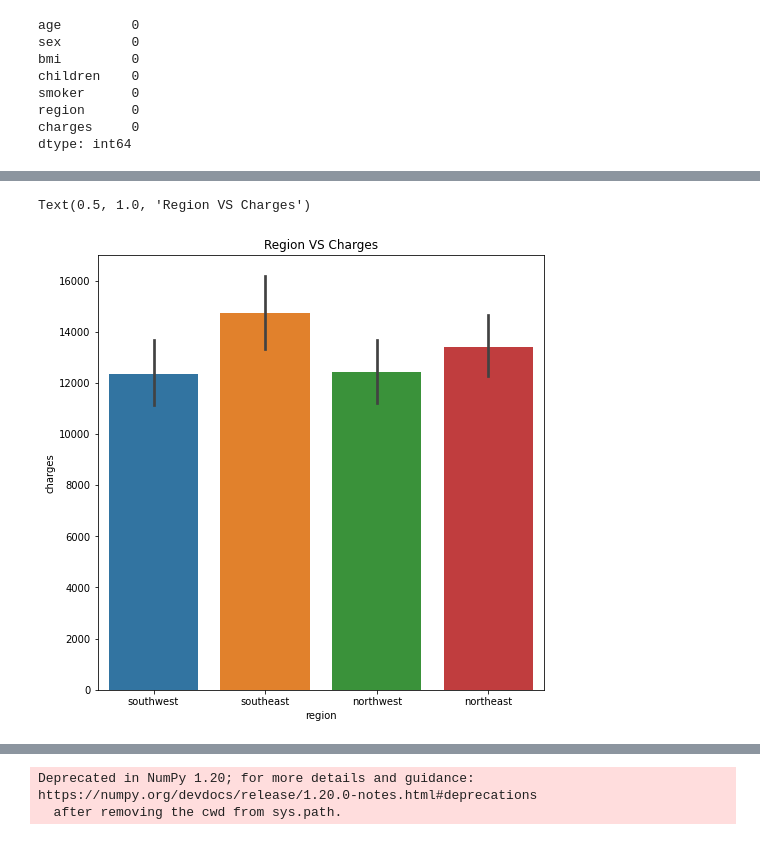
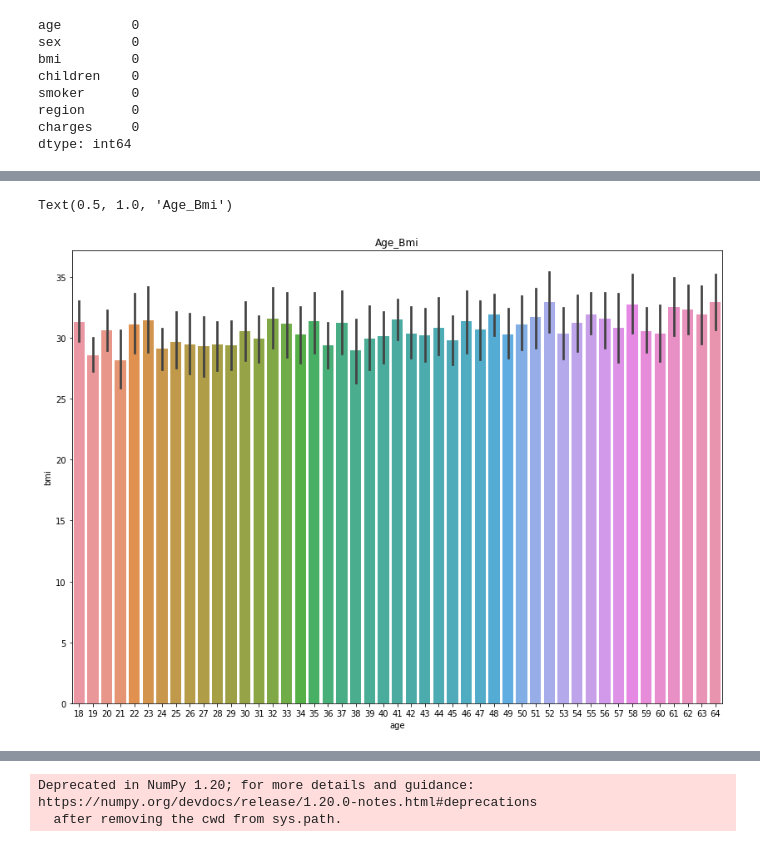
Before and after one commit to idrisskc/Insurance_charges_ML, a Jupyter notebook: Insurance_charges_models.ipynb, the cells around one changed output, grey strips where cells are left out. Cells and saved outputs as stored; diff of their text form; code cells hidden in the pictures.

```diff
--- a/Insurance_charges_models.ipynb
+++ b/Insurance_charges_models.ipynb
@@ -13,7 +13,7 @@ from sklearn.linear_model import LinearRegression
 from sklearn.metrics import mean_squared_error, accuracy_score, r2_score
 from math import sqrt
 # %%
-data = pd.read_csv("/insurance.csv")
+data = pd.read_csv("/content/insurance.csv")
 data.head()
 # %% [output]
 |  | age | sex | bmi | children | smoker | region | charges |
@@ -82,7 +82,7 @@ Text(0.5, 1.0, 'Smoker_Charges')
 # %%
-plt.figure(figsize=(8,8))
-sns.barplot(x="region", y="charges", data=data)
-plt.title("Region VS Charges")
+plt.figure(figsize=(14,10))
+sns.barplot(x="age", y="bmi", data=data)
+plt.title("Age_Bmi")
 # %% [output]
-Text(0.5, 1.0, 'Region VS Charges')
+Text(0.5, 1.0, 'Age_Bmi')
-[figure, old version]
+[figure, new version]
```
Also changed, not shown: parts of 5 cells of this notebook.
